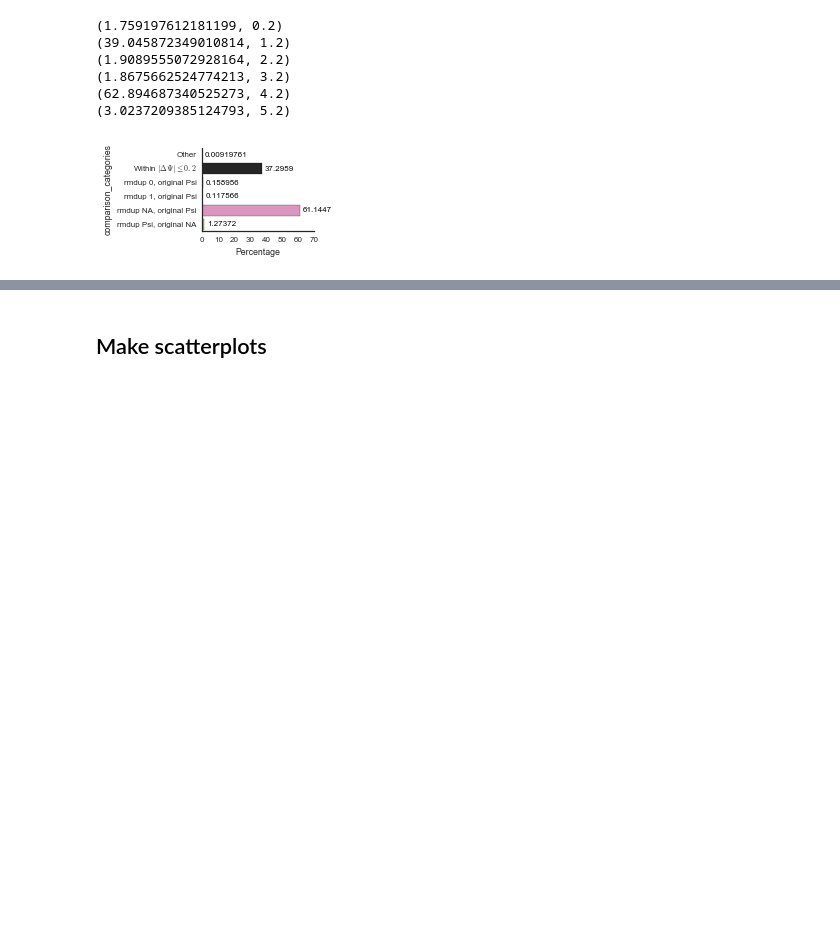
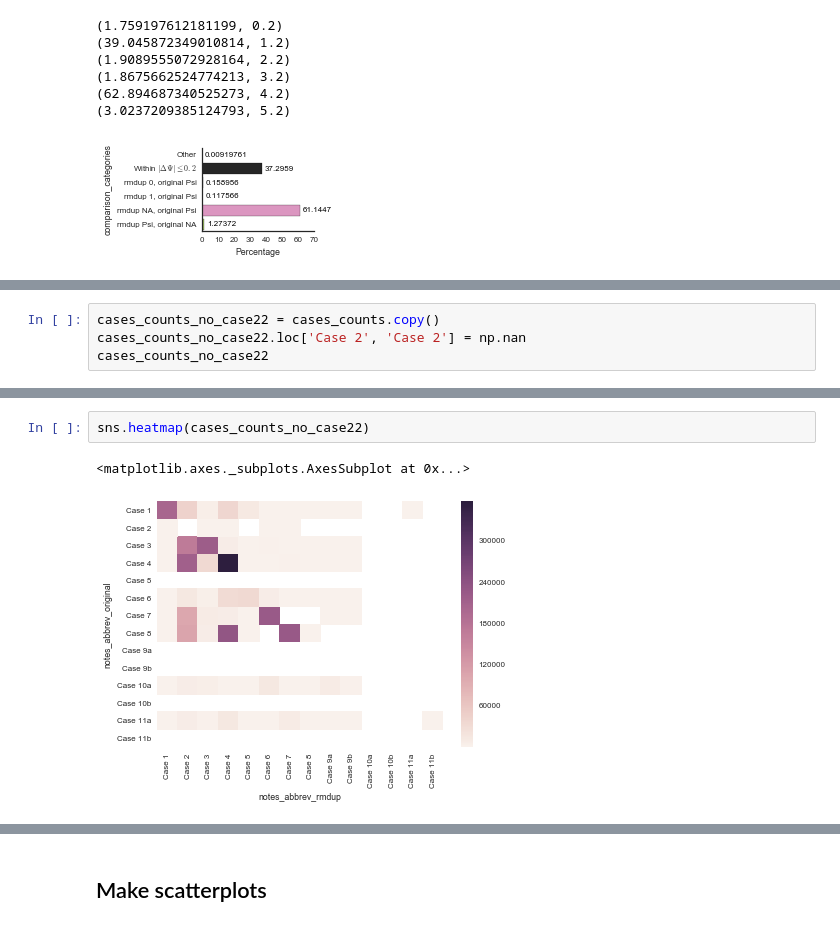
Before and after one commit to YeoLab/singlecell_pnm, a Jupyter notebook: 01_Figure_1/021_outrigger_vs_rmdup_percentages.ipynb, the cells around one changed output, grey strips where cells are left out. Drawn from its saved outputs; the diff is of its cells as text; blank space fills up the shorter version.

```diff
--- a/01_Figure_1/021_outrigger_vs_rmdup_percentages.ipynb
+++ b/01_Figure_1/021_outrigger_vs_rmdup_percentages.ipynb
@@ -267,0 +320,4 @@ fig.savefig('{}/comparison_categories_percentages_barplots_fullsize.pdf'.format(
+# %%
+cases_counts_no_case22 = cases_counts.copy()
+cases_counts_no_case22.loc['Case 2', 'Case 2'] = np.nan
+cases_counts_no_case22
@@ -267,0 +341,5 @@ fig.savefig('{}/comparison_categories_percentages_barplots_fullsize.pdf'.format(
+# %%
+sns.heatmap(cases_counts_no_case22)
+# %% [output]
+<matplotlib.axes._subplots.AxesSubplot at 0x...>
+[figure, added]
```
Also changed, not shown: parts of 12 cells of this notebook.
